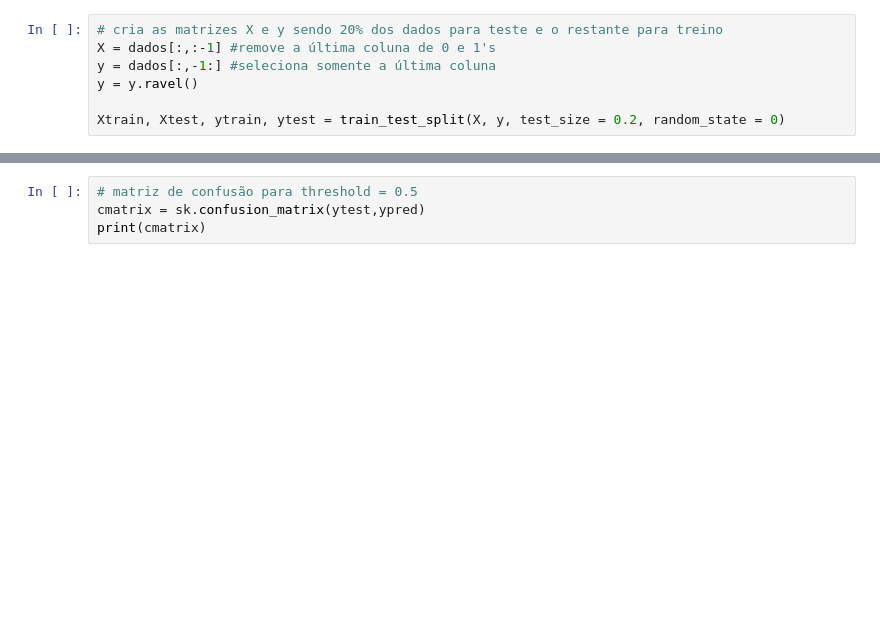
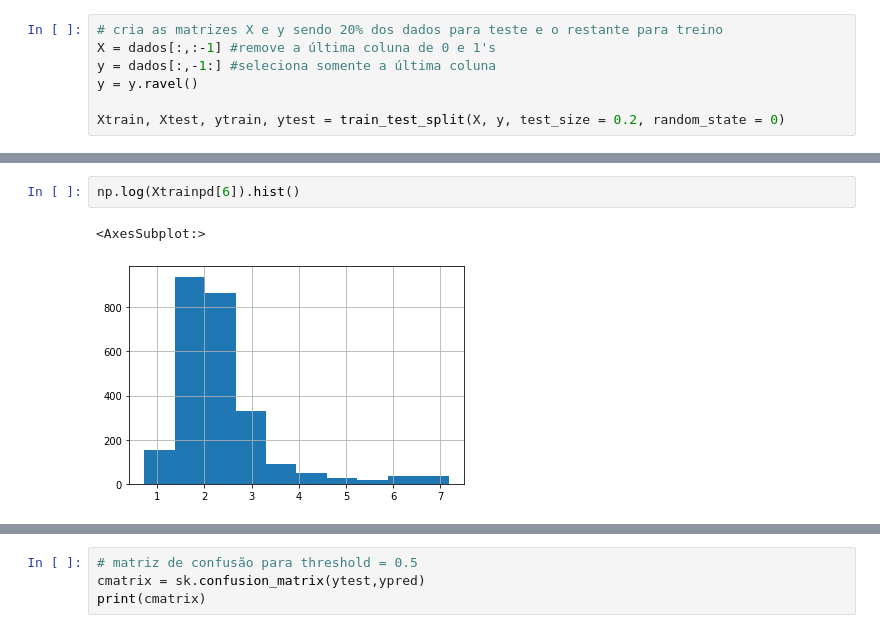
Before and after one commit to arlindots/maclea, a Jupyter notebook: efcdois.ipynb, the cells around one changed output, grey strips where cells are left out. Cells and saved outputs as stored; diff of their text form; blank space fills up the shorter version.

```diff
--- a/efcdois.ipynb
+++ b/efcdois.ipynb
@@ -46,0 +64,5 @@ Xtrain, Xtest, ytrain, ytest = train_test_split(X, y, test_size = 0.2, random_st
+# %%
+np.log(Xtrainpd[6]).hist()
+# %% [output]
+<AxesSubplot:>
+[figure, added]
```
Also changed, not shown: parts of 19 cells of this notebook.
